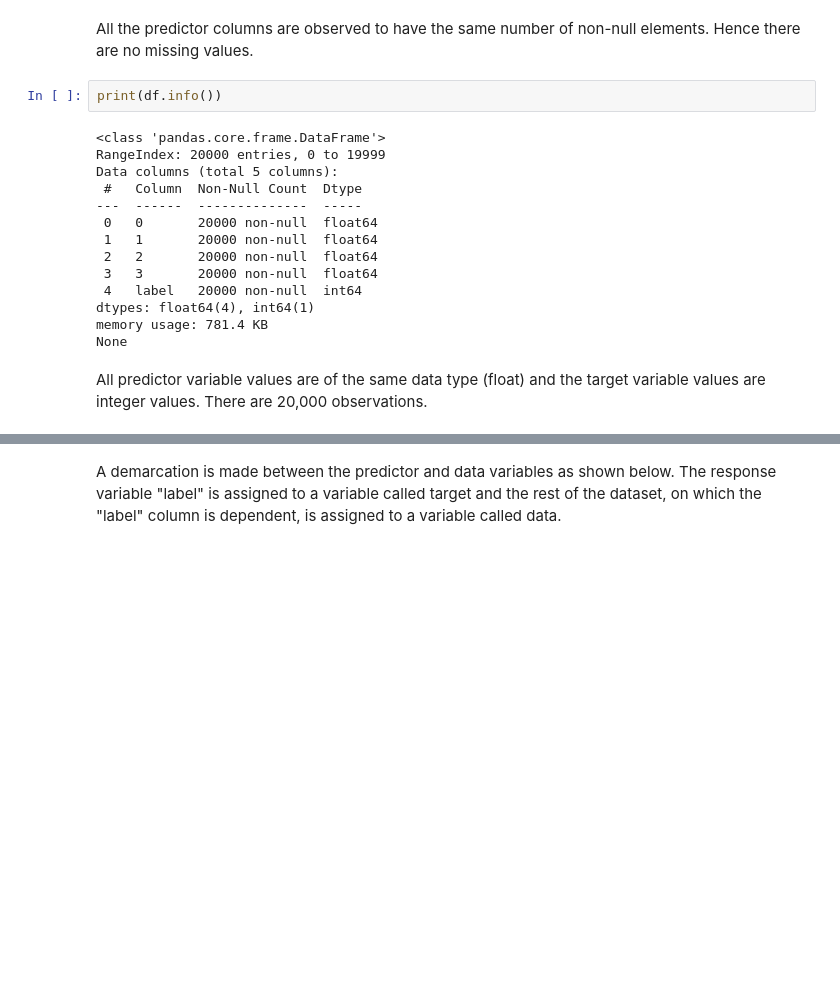
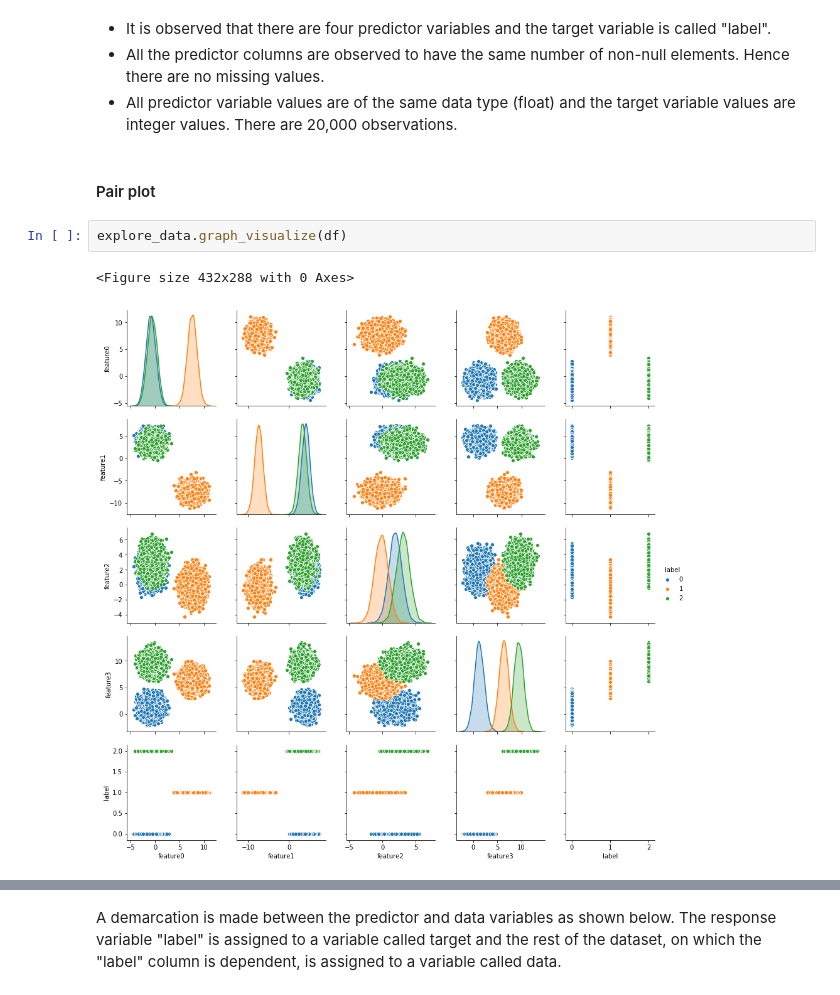
Before and after one commit to mozilla/PRESC, a Jupyter notebook: dev/tab1tha/train_test.ipynb, the cells around one changed output, grey strips where cells are left out. Drawn from its saved outputs; the diff is of its cells as text; blank space fills up the shorter version.

```diff
--- a/dev/tab1tha/train_test.ipynb
+++ b/dev/tab1tha/train_test.ipynb
@@ -41,20 +45,11 @@ max       11.044036      7.411504      6.789665     13.484701      2.000000
 # %% [markdown]
-All the predictor columns are observed to have the same number of non-null elements. Hence there are no missing values.
+* It is observed that there are four predictor variables and the target variable is called "label".
+* All the predictor columns are observed to have the same number of non-null elements. Hence there are no missing values.
+* All predictor variable values are of the same data type (float) and the target variable values are integer values. There are 20,000 observations.
-# %%
-print(df.info())
-# %% [output]
-<class 'pandas.core.frame.DataFrame'>
-RangeIndex: 20000 entries, 0 to 19999
-Data columns (total 5 columns):
- #   Column  Non-Null Count  Dtype
----  ------  --------------  -----
- 0   0       20000 non-null  float64
- 1   1       20000 non-null  float64
- 2   2       20000 non-null  float64
- 3   3       20000 non-null  float64
- 4   label   20000 non-null  int64
-dtypes: float64(4), int64(1)
-memory usage: 781.4 KB
-None
-# %% [markdown]
-All predictor variable values are of the same data type (float) and the target variable values are integer values. There are 20,000 observations.
+# %% [markdown]
+#### Pair plot
+# %%
+explore_data.graph_visualize(df)
+# %% [output]
+<Figure size 432x288 with 0 Axes>
+[figure, added]
```
Also changed, not shown: parts of 22 cells of this notebook, 4 other files.
